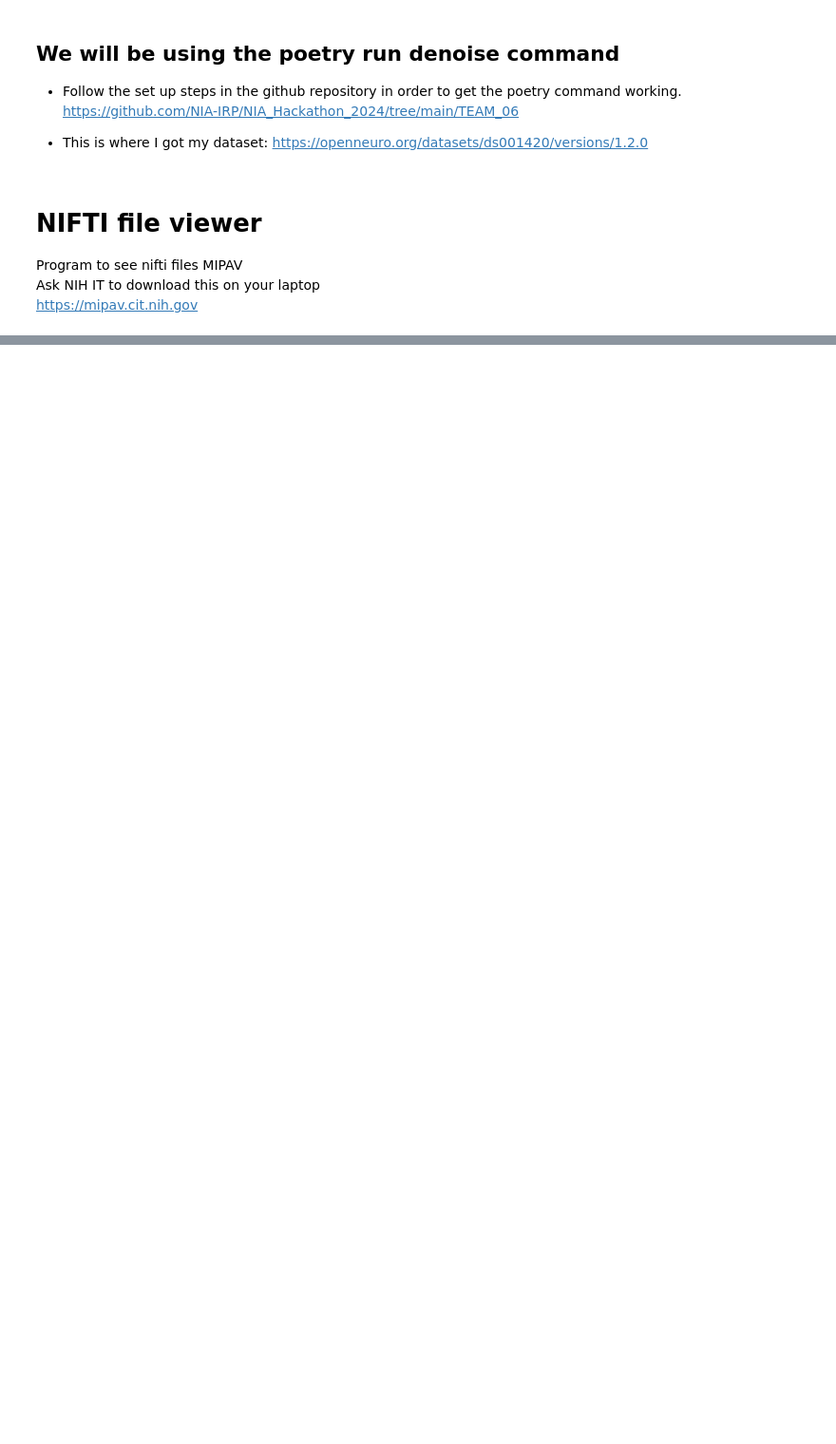
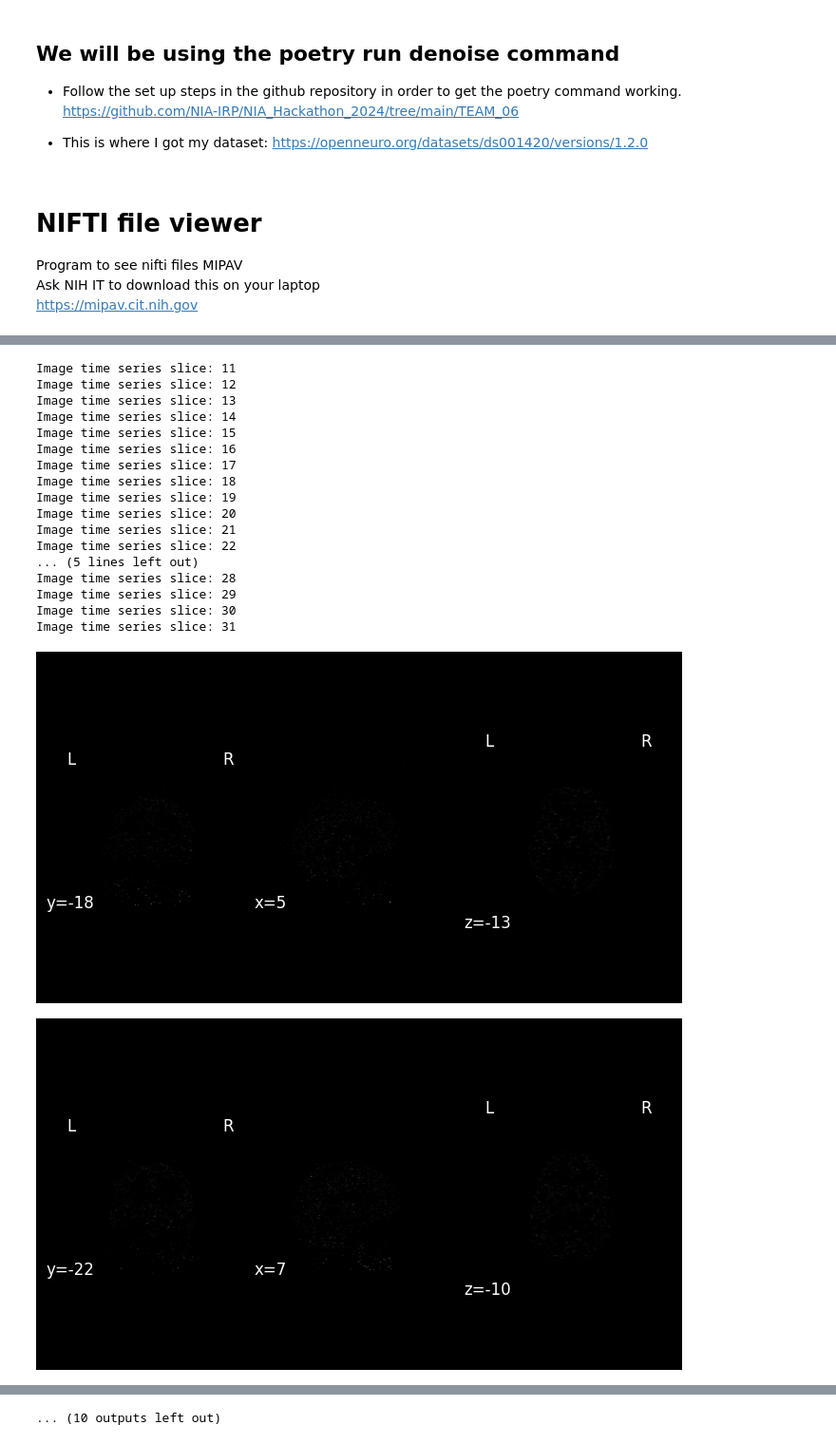
Before and after one commit to bilgelm/dynamicpet, a Jupyter notebook: 4-D_Denoising_User_Story.ipynb, the cells around one changed output, grey strips where cells are left out. Shown at 95% size. Saved outputs shown, nothing was run; the diff lists cells and outputs as text; code cells hidden in the pictures; blank space fills up the shorter version.

```diff
--- a/4-D_Denoising_User_Story.ipynb
+++ b/4-D_Denoising_User_Story.ipynb
@@ -50,0 +148,26 @@ import
+# %%
+raw_image_path = '/Users/uriartelopezjr/Documents/hackathon/open_neuro_data/raw/sub-01_ses-baseline_pet.nii.gz'
+
+for i in range(11, 32): # we ignore the first few since they're all black or low resolution images
+    print('Image time series slice:', i)
+    plotting.plot_anat(index_img(raw_image_path, i), draw_cross=False) ### example to see time slice 16
+# %% [output]
+Image time series slice: 11
+Image time series slice: 12
+Image time series slice: 13
+Image time series slice: 14
+Image time series slice: 15
+Image time series slice: 16
+Image time series slice: 17
+Image time series slice: 18
+Image time series slice: 19
+Image time series slice: 20
+Image time series slice: 21
+Image time series slice: 22
+... (5 lines left out)
+Image time series slice: 28
+Image time series slice: 29
+Image time series slice: 30
+Image time series slice: 31
+[figure, added]
+[figure, added]
@@ -50,0 +183 @@ import
+... (10 outputs left out)
```
Also changed, not shown: parts of 16 cells of this notebook, 2 other files.
